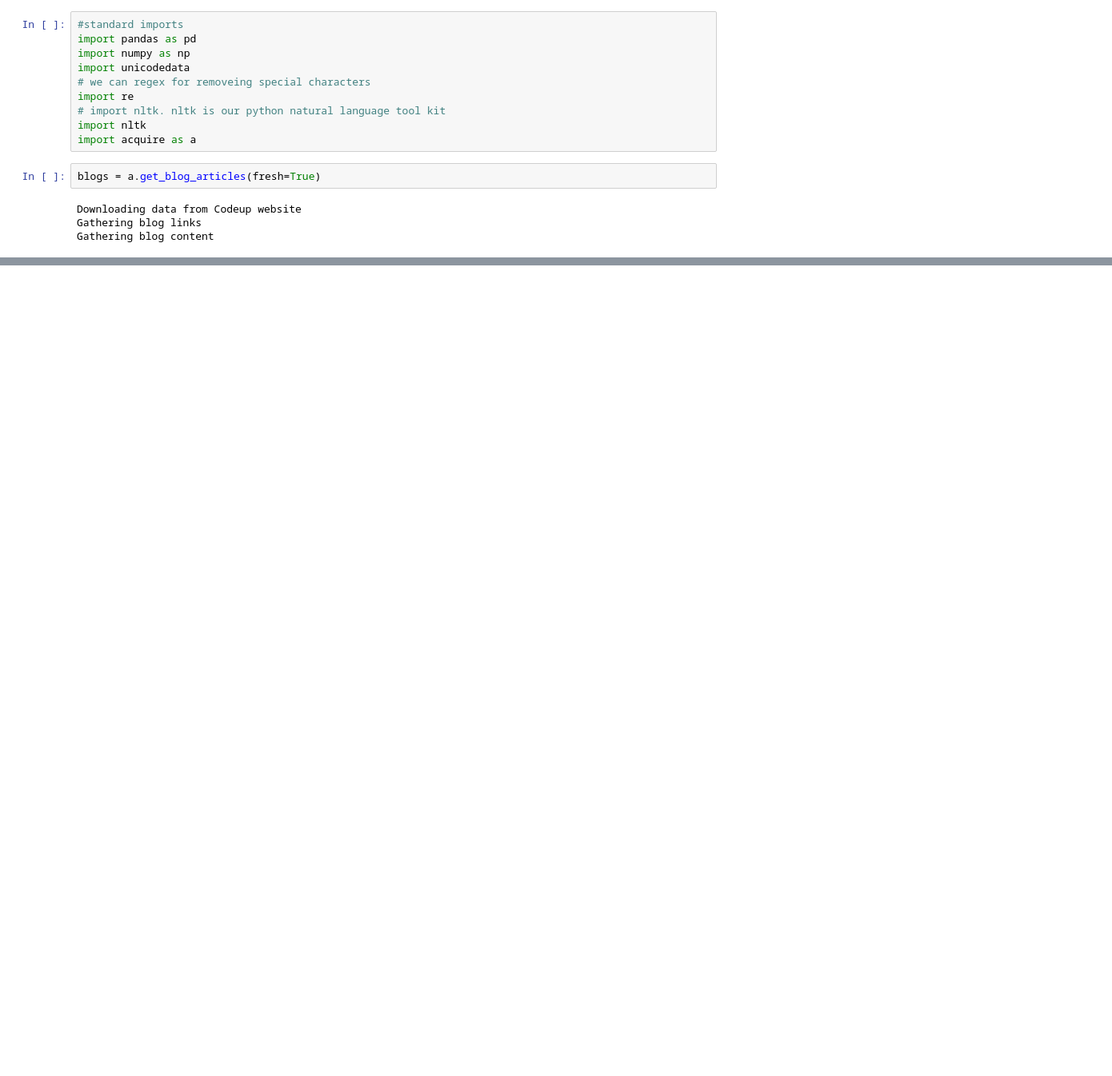
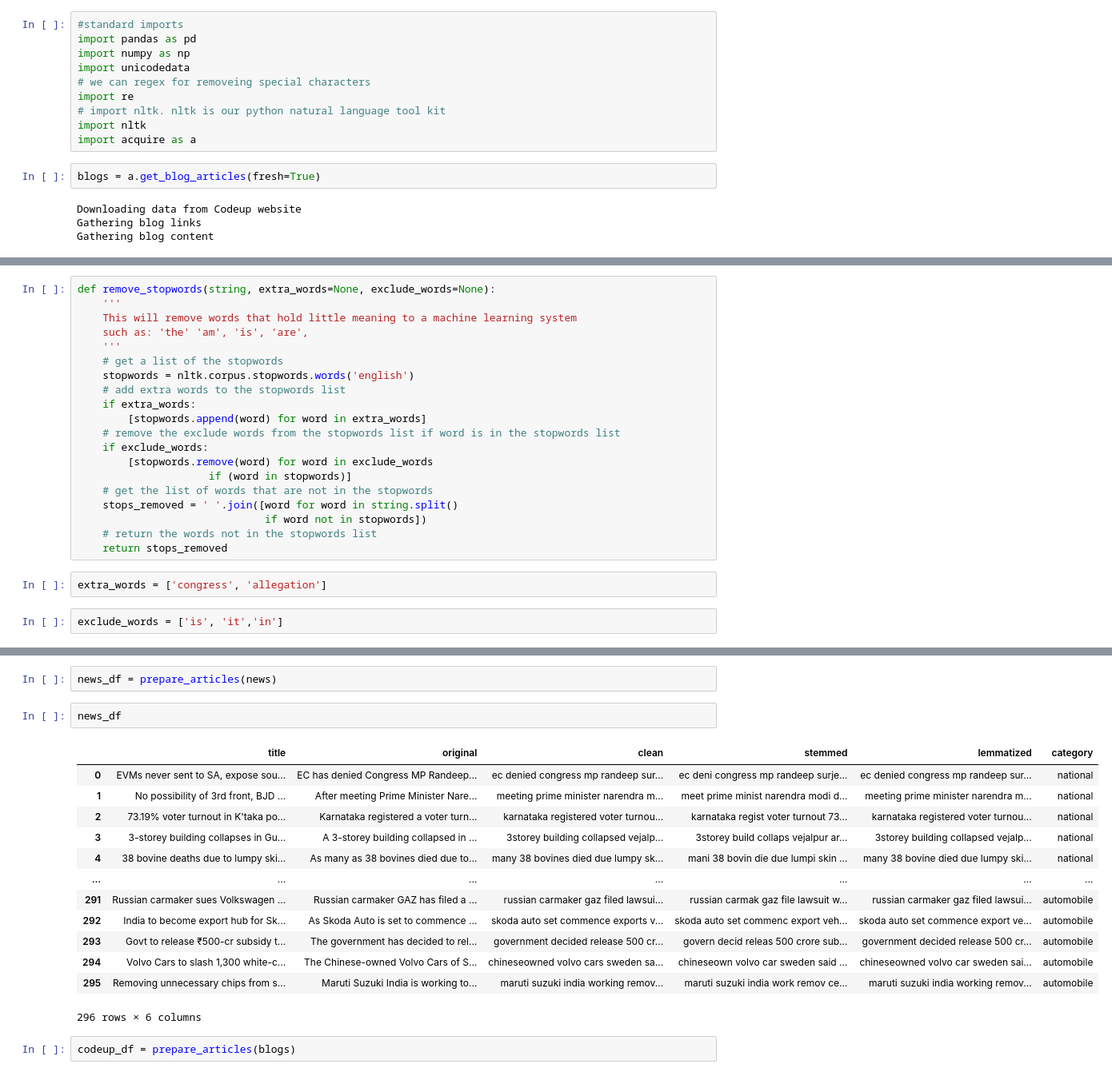
Before and after one commit to Adam-Harris87/natural-language-processing-exercises, a Jupyter notebook: prepare_exercises.ipynb, the cells around one changed output, grey strips where cells are left out. Shown at 80% size. Drawn from its saved outputs; the diff is of its cells as text; blank space fills up the shorter version.

Commit message:
working on prepare

```diff
--- a/prepare_exercises.ipynb
+++ b/prepare_exercises.ipynb
@@ -71,0 +167,24 @@ def basic_clean(string):
+# %%
+def remove_stopwords(string, extra_words=None, exclude_words=None):
+    '''
+    This will remove words that hold little meaning to a machine learning system
+    such as: 'the' 'am', 'is', 'are',
+    '''
+    # get a list of the stopwords
+    stopwords = nltk.corpus.stopwords.words('english')
+    # add extra words to the stopwords list
+    if extra_words:
+        [stopwords.append(word) for word in extra_words]
+    # remove the exclude words from the stopwords list if word is in the stopwords list
+    if exclude_words:
+        [stopwords.remove(word) for word in exclude_words
+                     if (word in stopwords)]
+    # get the list of words that are not in the stopwords
+    stops_removed = ' '.join([word for word in string.split()
+                              if word not in stopwords])
+    # return the words not in the stopwords list
+    return stops_removed
+# %%
+extra_words = ['congress', 'allegation']
+# %%
+exclude_words = ['is', 'it','in']
@@ -71,0 +273,20 @@ def basic_clean(string):
+# %%
+news_df = prepare_articles(news)
+# %%
+news_df
+# %% [output]
+|  | title | original | clean | stemmed | lemmatized | category |
+| 0 | EVMs never sent to SA, expose sou... | EC has denied Congress MP Randeep... | ec denied congress mp randeep sur... | ec deni congress mp randeep surje... | ec denied congress mp randeep sur... | national |
+| 1 | No possibility of 3rd front, BJD ... | After meeting Prime Minister Nare... | meeting prime minister narendra m... | meet prime minist narendra modi d... | meeting prime minister narendra m... | national |
+| 2 | 73.19% voter turnout in K'taka po... | Karnataka registered a voter turn... | karnataka registered voter turnou... | karnataka regist voter turnout 73... | karnataka registered voter turnou... | national |
+| 3 | 3-storey building collapses in Gu... | A 3-storey building collapsed in ... | 3storey building collapsed vejalp... | 3storey build collaps vejalpur ar... | 3storey building collapsed vejalp... | national |
+| 4 | 38 bovine deaths due to lumpy ski... | As many as 38 bovines died due to... | many 38 bovines died due lumpy sk... | mani 38 bovin die due lumpi skin ... | many 38 bovine died due lumpy ski... | national |
+| ... | ... | ... | ... | ... | ... | ... |
+| 291 | Russian carmaker sues Volkswagen ... | Russian carmaker GAZ has filed a ... | russian carmaker gaz filed lawsui... | russian carmak gaz file lawsuit w... | russian carmaker gaz filed lawsui... | automobile |
+| 292 | India to become export hub for Sk... | As Skoda Auto is set to commence ... | skoda auto set commence exports v... | skoda auto set commenc export veh... | skoda auto set commence export ve... | automobile |
+| 293 | Govt to release ₹500-cr subsidy t... | The government has decided to rel... | government decided release 500 cr... | govern decid releas 500 crore sub... | government decided release 500 cr... | automobile |
+| 294 | Volvo Cars to slash 1,300 white-c... | The Chinese-owned Volvo Cars of S... | chineseowned volvo cars sweden sa... | chineseown volvo car sweden said ... | chineseowned volvo car sweden sai... | automobile |
+| 295 | Removing unnecessary chips from s... | Maruti Suzuki India is working to... | maruti suzuki india working remov... | maruti suzuki india work remov ce... | maruti suzuki india working remov... | automobile |
+296 rows × 6 columns
+# %%
+codeup_df = prepare_articles(blogs)
```
Also changed, not shown: parts of 25 cells of this notebook, 4 other files.
